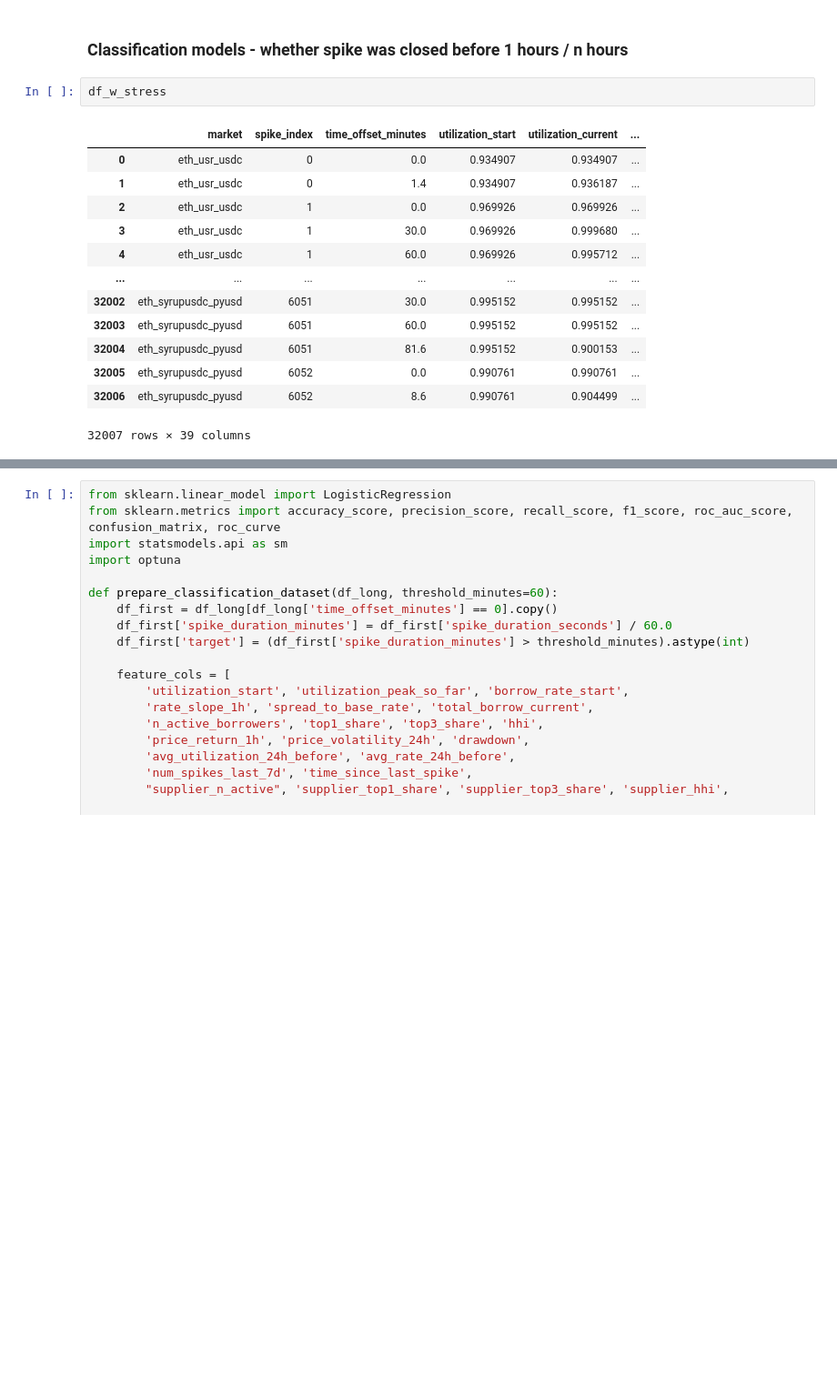
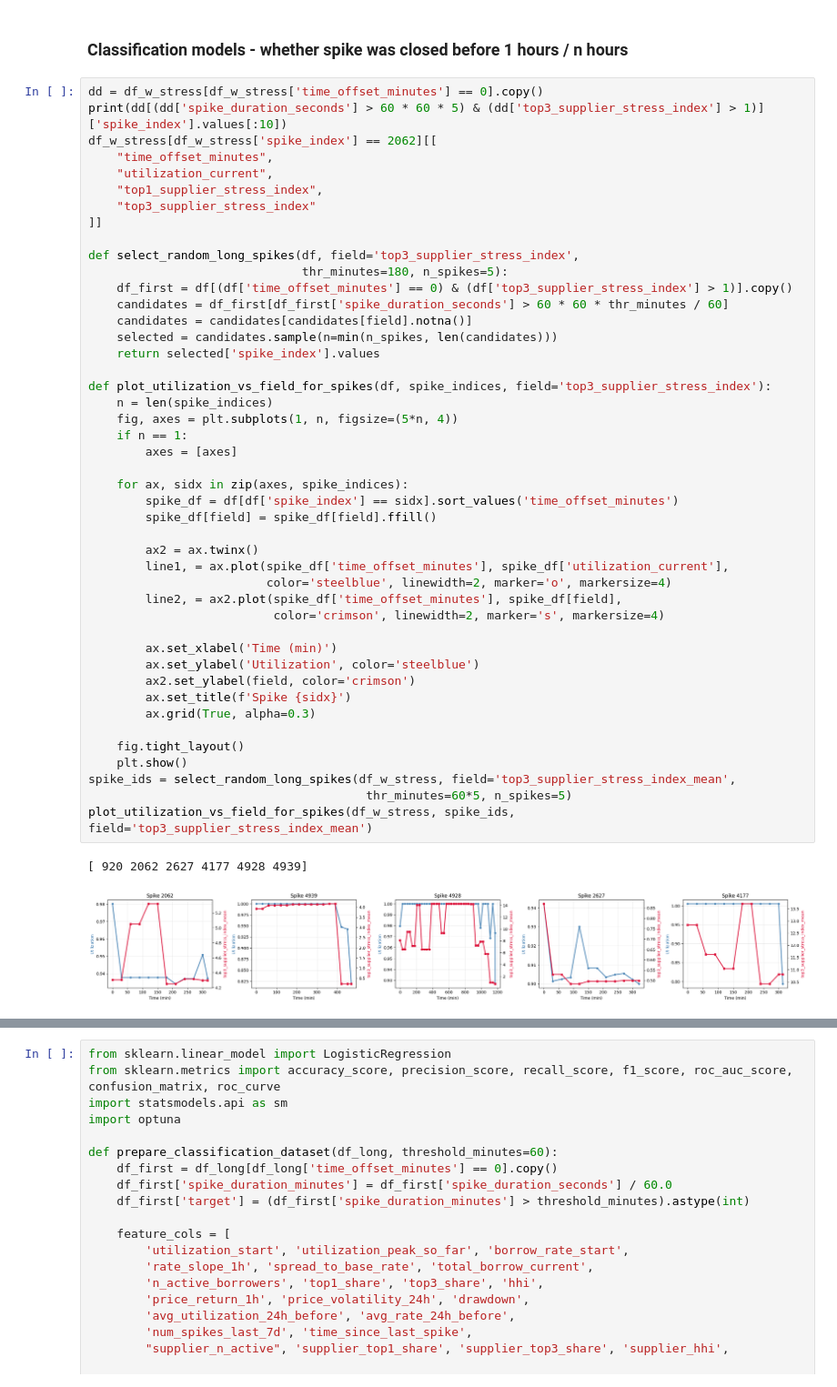
Before and after one commit to egortrussov/lending_protocols_researh, a Jupyter notebook: users_clusterization/spikes_recovery_modeling_v2.ipynb, the cells around one changed output, grey strips where cells are left out. Shown at 91% size. Drawn from its saved outputs; the diff is of its cells as text; blank space fills up the shorter version.

```diff
--- a/users_clusterization/spikes_recovery_modeling_v2.ipynb
+++ b/users_clusterization/spikes_recovery_modeling_v2.ipynb
@@ -1292,19 +1294,51 @@ avg_utilization_24h_before    0.150034       15.003441
 [figure]
 # %% [markdown]
 ### **Classification models - whether spike was closed before 1 hours / n hours**
-# %%
-df_w_stress
-# %% [output]
-|  | market | spike_index | time_offset_minutes | utilization_start | utilization_current | ... |
-| 0 | eth_usr_usdc | 0 | 0.0 | 0.934907 | 0.934907 | ... |
-| 1 | eth_usr_usdc | 0 | 1.4 | 0.934907 | 0.936187 | ... |
-| 2 | eth_usr_usdc | 1 | 0.0 | 0.969926 | 0.969926 | ... |
-| 3 | eth_usr_usdc | 1 | 30.0 | 0.969926 | 0.999680 | ... |
-| 4 | eth_usr_usdc | 1 | 60.0 | 0.969926 | 0.995712 | ... |
-| ... | ... | ... | ... | ... | ... | ... |
-| 32002 | eth_syrupusdc_pyusd | 6051 | 30.0 | 0.995152 | 0.995152 | ... |
-| 32003 | eth_syrupusdc_pyusd | 6051 | 60.0 | 0.995152 | 0.995152 | ... |
-| 32004 | eth_syrupusdc_pyusd | 6051 | 81.6 | 0.995152 | 0.900153 | ... |
-| 32005 | eth_syrupusdc_pyusd | 6052 | 0.0 | 0.990761 | 0.990761 | ... |
-| 32006 | eth_syrupusdc_pyusd | 6052 | 8.6 | 0.990761 | 0.904499 | ... |
-32007 rows × 39 columns
+# %%
+dd = df_w_stress[df_w_stress['time_offset_minutes'] == 0].copy()
+print(dd[(dd['spike_duration_seconds'] > 60 * 60 * 5) & (dd['top3_supplier_stress_index'] > 1)]['spike_index'].values[:10])
+df_w_stress[df_w_stress['spike_index'] == 2062][[
+    "time_offset_minutes",
+    "utilization_current",
+    "top1_supplier_stress_index",
+    "top3_supplier_stress_index"
+]]
+
+def select_random_long_spikes(df, field='top3_supplier_stress_index',
+                              thr_minutes=180, n_spikes=5):
+    df_first = df[(df['time_offset_minutes'] == 0) & (df['top3_supplier_stress_index'] > 1)].copy()
+    candidates = df_first[df_first['spike_duration_seconds'] > 60 * 60 * thr_minutes / 60]
+    candidates = candidates[candidates[field].notna()]
+    selected = candidates.sample(n=min(n_spikes, len(candidates)))
+    return selected['spike_index'].values
+
+def plot_utilization_vs_field_for_spikes(df, spike_indices, field='top3_supplier_stress_index'):
+    n = len(spike_indices)
+    fig, axes = plt.subplots(1, n, figsize=(5*n, 4))
+    if n == 1:
+        axes = [axes]
+
+    for ax, sidx in zip(axes, spike_indices):
+        spike_df = df[df['spike_index'] == sidx].sort_values('time_offset_minutes')
+        spike_df[field] = spike_df[field].ffill()
+
+        ax2 = ax.twinx()
+        line1, = ax.plot(spike_df['time_offset_minutes'], spike_df['utilization_current'],
+                         color='steelblue', linewidth=2, marker='o', markersize=4)
+        line2, = ax2.plot(spike_df['time_offset_minutes'], spike_df[field],
+                          color='crimson', linewidth=2, marker='s', markersize=4)
+
+        ax.set_xlabel('Time (min)')
+        ax.set_ylabel('Utilization', color='steelblue')
+        ax2.set_ylabel(field, color='crimson')
+        ax.set_title(f'Spike {sidx}')
+        ax.grid(True, alpha=0.3)
+
+    fig.tight_layout()
+    plt.show()
+spike_ids = select_random_long_spikes(df_w_stress, field='top3_supplier_stress_index_mean',
+                                       thr_minutes=60*5, n_spikes=5)
+plot_utilization_vs_field_for_spikes(df_w_stress, spike_ids, field='top3_supplier_stress_index_mean')
+# %% [output]
+[ 920 2062 2627 4177 4928 4939]
+[figure, added]
```
Also changed, not shown: parts of 23 cells of this notebook, 21 other files.
